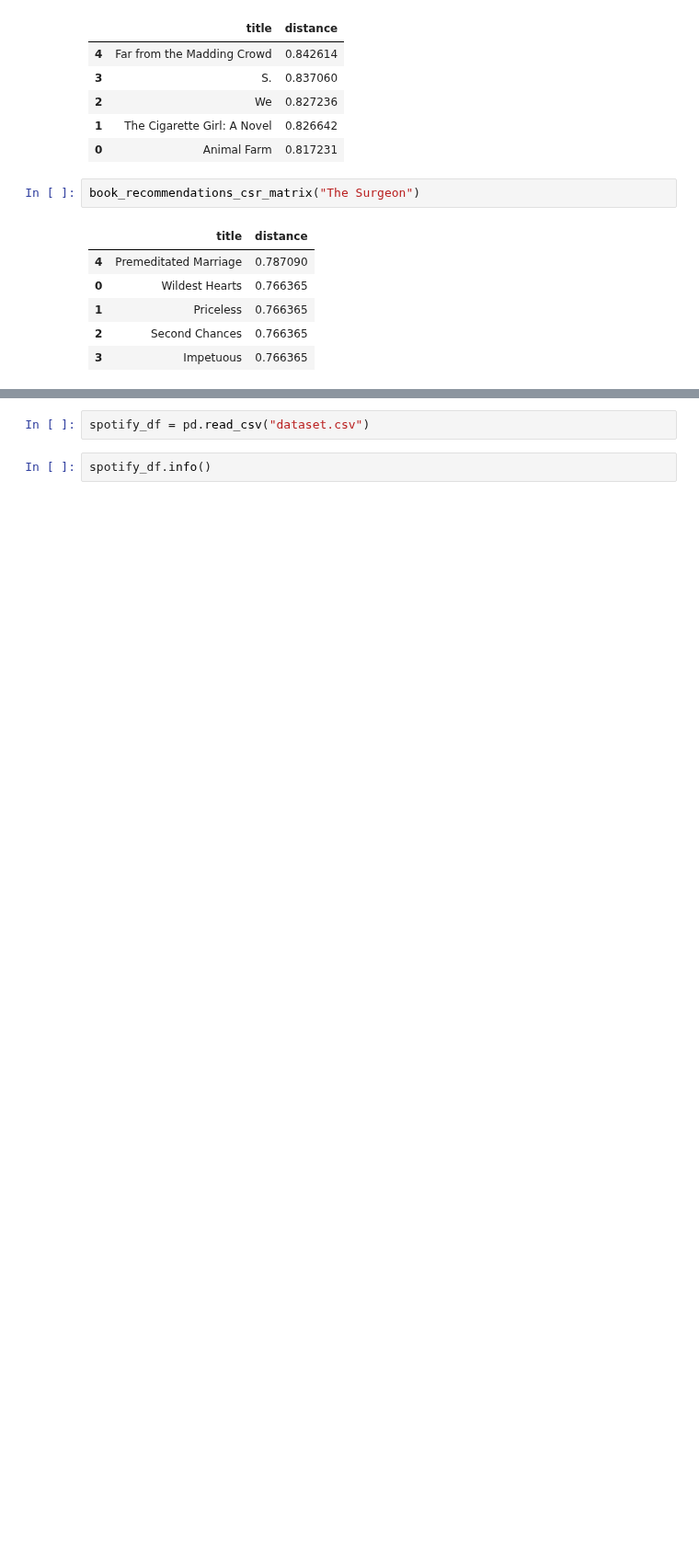
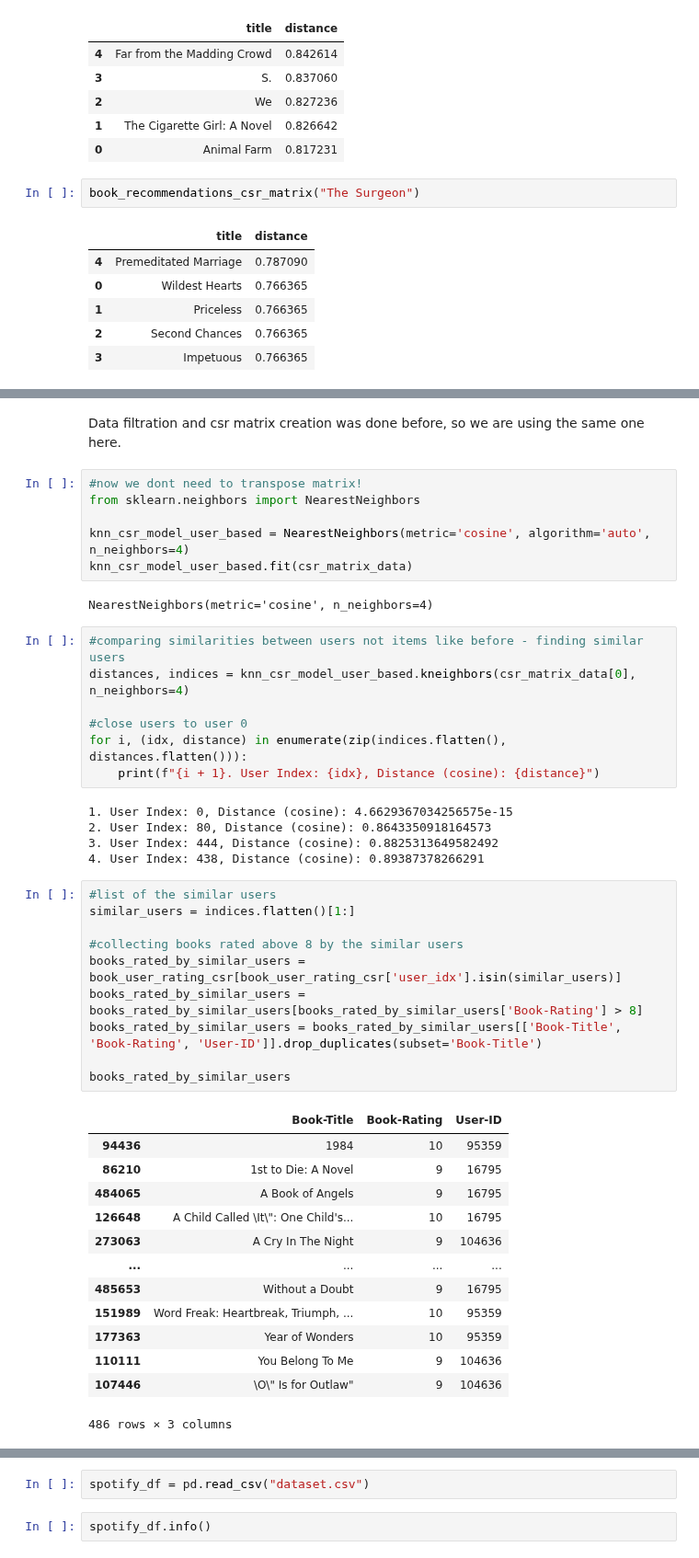
Before and after one commit to adamzulu123/Introduction-to-data-analysis, a Jupyter notebook: RecommenderSystem/Recommender-system.ipynb, the cells around one changed output, grey strips where cells are left out. Shown at 92% size. Saved outputs shown, nothing was run; the diff lists cells and outputs as text; blank space fills up the shorter version.

```diff
--- a/RecommenderSystem/Recommender-system.ipynb
+++ b/RecommenderSystem/Recommender-system.ipynb
@@ -390,0 +406,46 @@ The difference here is that I used csr matrix == sparse matrix, so in this case
+# %% [markdown]
+Data filtration and csr matrix creation was done before, so we are using the same one here.
+# %%
+#now we dont need to transpose matrix!
+from sklearn.neighbors import NearestNeighbors
+
+knn_csr_model_user_based = NearestNeighbors(metric='cosine', algorithm='auto', n_neighbors=4)
+knn_csr_model_user_based.fit(csr_matrix_data)
+# %% [output]
+NearestNeighbors(metric='cosine', n_neighbors=4)
+# %%
+#comparing similarities between users not items like before - finding similar users
+distances, indices = knn_csr_model_user_based.kneighbors(csr_matrix_data[0], n_neighbors=4)
+
+#close users to user 0
+for i, (idx, distance) in enumerate(zip(indices.flatten(), distances.flatten())):
+    print(f"{i + 1}. User Index: {idx}, Distance (cosine): {distance}")
+# %% [output]
+1. User Index: 0, Distance (cosine): 4.6629367034256575e-15
+2. User Index: 80, Distance (cosine): 0.8643350918164573
+3. User Index: 444, Distance (cosine): 0.8825313649582492
+4. User Index: 438, Distance (cosine): 0.89387378266291
+# %%
+#list of the similar users
+similar_users = indices.flatten()[1:]
+
+#collecting books rated above 8 by the similar users
+books_rated_by_similar_users = book_user_rating_csr[book_user_rating_csr['user_idx'].isin(similar_users)]
+books_rated_by_similar_users = books_rated_by_similar_users[books_rated_by_similar_users['Book-Rating'] > 8]
+books_rated_by_similar_users = books_rated_by_similar_users[['Book-Title', 'Book-Rating', 'User-ID']].drop_duplicates(subset='Book-Title')
+
+books_rated_by_similar_users
+# %% [output]
+|  | Book-Title | Book-Rating | User-ID |
+| 94436 | 1984 | 10 | 95359 |
+| 86210 | 1st to Die: A Novel | 9 | 16795 |
+| 484065 | A Book of Angels | 9 | 16795 |
+| 126648 | A Child Called \It\": One Child's... | 10 | 16795 |
+| 273063 | A Cry In The Night | 9 | 104636 |
+| ... | ... | ... | ... |
+| 485653 | Without a Doubt | 9 | 16795 |
+| 151989 | Word Freak: Heartbreak, Triumph, ... | 10 | 95359 |
+| 177363 | Year of Wonders | 10 | 95359 |
+| 110111 | You Belong To Me | 9 | 104636 |
+| 107446 | \O\" Is for Outlaw" | 9 | 104636 |
+486 rows × 3 columns
```
Also changed, not shown: parts of 28 cells of this notebook.
